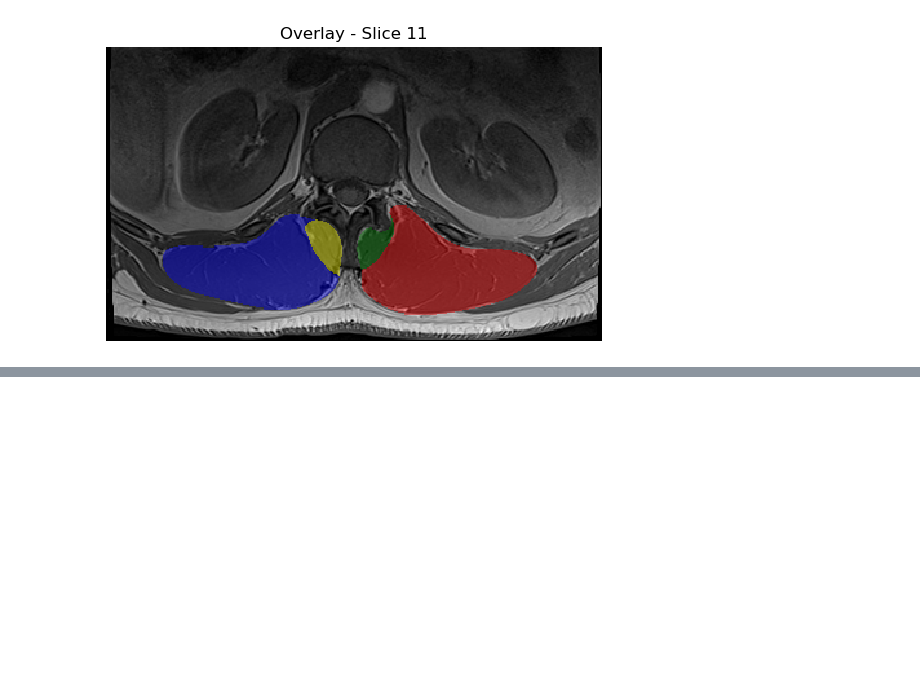
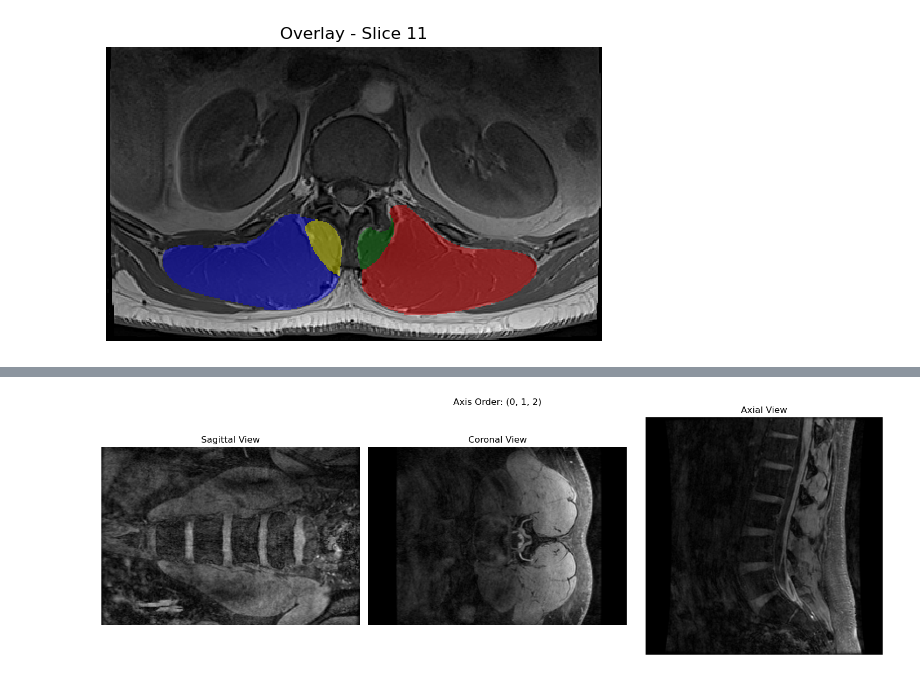
Before and after one commit to Subashkatel/muscles_lab, a Jupyter notebook: notebooks/data_processing/data_processing_dicom_to_nifti.ipynb, the cells around one changed output, grey strips where cells are left out. Cells and saved outputs as stored; diff of their text form; code cells hidden in the pictures; blank space fills up the shorter version.

Commit message:
fix: new data processing and visualization
added new data processing now able to process data in different acess orientation and process it

```diff
--- a/notebooks/data_processing/data_processing_dicom_to_nifti.ipynb
+++ b/notebooks/data_processing/data_processing_dicom_to_nifti.ipynb
@@ -455,3 +455,89 @@ for mode in modes_to_run:
 [figure]
   Visualizing slice 11...
 [figure]
+# %%
+import h5py
+import numpy as np
+import matplotlib.pyplot as plt
+
+def visualize_hdf5_with_swap(h5_path, axis_order=(0,1,2)):
+    """
+    Visualize HDF5 medical image data with option to swap axes
+    axis_order: tuple of 3 integers specifying the new order of axes (e.g., (2,0,1))
+    """
+
+    with h5py.File(h5_path, 'r') as f:
+        # Load the image data
+        data = f['image_data'][:]
+
+        # Transpose the data according to specified axis order
+        data = np.transpose(data, axis_order)
+
+        # Create figure with three subplots
+        fig, axes = plt.subplots(1, 3, figsize=(15, 5))
+
+        # Get middle slice indices
+        x_mid = data.shape[0] // 2
+        y_mid = data.shape[1] // 2
+        z_mid = data.shape[2] // 2
+
+        # Display views
+        sagittal = data[x_mid, :, :]
+        coronal = data[:, y_mid, :]
+        axial = data[:, :, z_mid]
+
+        # Display with consistent orientation
+        axes[0].imshow(np.flipud(np.rot90(sagittal)), cmap='gray')
+        axes[0].set_title('Sagittal View')
+        axes[0].axis('off')
+
+        axes[1].imshow(np.flipud(np.rot90(coronal)), cmap='gray')
+        axes[1].set_title('Coronal View')
+        axes[1].axis('off')
+
+        axes[2].imshow(np.flipud(np.rot90(axial)), cmap='gray')
+        axes[2].set_title('Axial View')
+        axes[2].axis('off')
+
+        plt.suptitle(f'Axis Order: {axis_order}')
+        plt.tight_layout()
+        plt.show()
+
+def save_reordered_hdf5(input_h5_path, output_h5_path, axis_order=(0,1,2)):
+    """Save a new HDF5 file with reordered axes"""
+    with h5py.File(input_h5_path, 'r') as f_in:
+        data = f_in['image_data'][:]
+        # Transpose the data
+        data_reordered = np.transpose(data, axis_order)
+
+        with h5py.File(output_h5_path, 'w') as f_out:
+            # Store the reordered data
+            f_out.create_dataset('image_data', data=data_reordered,
+                               compression="gzip", compression_opts=9)
+
+            # Copy metadata if it exists
+            if 'metadata' in f_in:
+                meta_grp = f_out.create_group('metadata')
+                for key, value in f_in['metadata'].attrs.items():
+                    meta_grp.attrs[key] = value
+                meta_grp.attrs['axis_reordering'] = str(axis_order)
+
+# Path to your HDF5 file
+h5_path = '/Volumes/advent/test/LS012/LS012_IDEALWater.h5'
+
+# Try different axis orders and visualize
+print("Original order (0,1,2):")
+visualize_hdf5_with_swap(h5_path, (0,1,2))
+
+print("\nSwapped order (2,0,1):")
+visualize_hdf5_with_swap(h5_path, (2,0,1))
+
+print("\nSwapped order (1,0,2):")
+visualize_hdf5_with_swap(h5_path, (1,0,2))
+
+# Once you find the correct orientation, save it to a new file
+# For example, if (2,0,1) looks correct:
+correct_order = (2,0,1)  # modify this based on which view looks correct
+output_h5_path = '/Volumes/advent/test/LS012/LS012_IDEALWater_reordered.h5'
+save_reordered_hdf5(h5_path, output_h5_path, correct_order)
+# %% [output]
@@ -457,0 +545 @@ for mode in modes_to_run:
+[figure, added]
```
Also changed, not shown: parts of 2 cells of this notebook, 4 other files.
